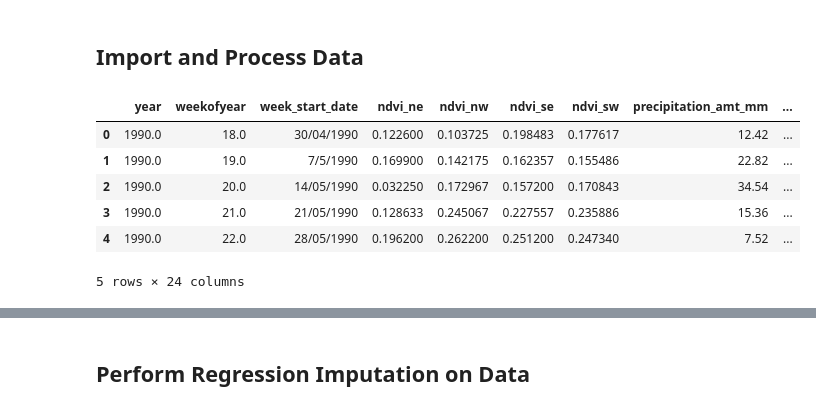
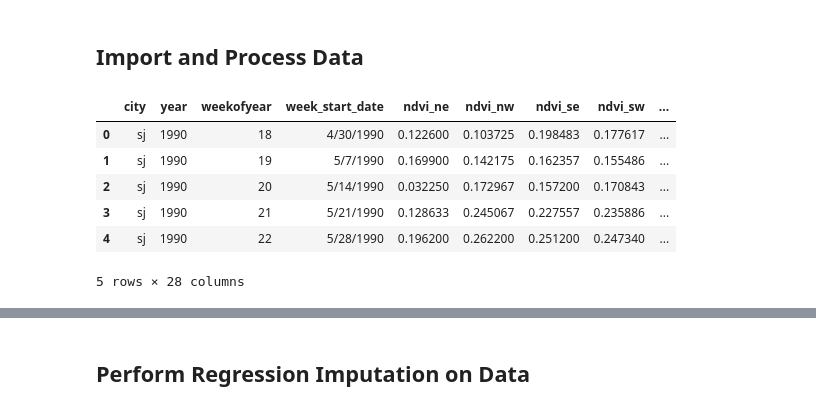
Before and after one commit to dineshjagai/CIS-520-Final-Project, a Jupyter notebook: FinalProject.ipynb, the cells around one changed output, grey strips where cells are left out. Drawn from its saved outputs; the diff is of its cells as text; code cells hidden in the pictures.

Commit message:
regression impute issues fixed

```diff
--- a/FinalProject.ipynb
+++ b/FinalProject.ipynb
@@ -26,38 +26,46 @@ import matplotlib
 # %%
 
 X_train_base_imputed = pd.read_csv("data_mean_imputated/dengue_features_train_mean_imputed.csv")
+#print(type(X_train_base_imputed.get_value(7, 'reanalysis_avg_temp_k')))
 X_test_base_imputed = pd.read_csv("data_mean_imputated/dengue_features_test_mean_imputed.csv")
+#print(type(X_test_base_imputed.get_value(7, 'reanalysis_avg_temp_k')))
 
 X_train = pd.read_csv("data/dengue_features_train.csv")
+#print(type(X_train.get_value(7, 'reanalysis_avg_temp_k')))
 X_test = pd.read_csv("data/dengue_features_test.csv")
 
 y_train = pd.read_csv("data/dengue_labels_train.csv")
 
 data_train = pd.DataFrame.join(X_train_base_imputed, y_train, rsuffix = "_r")
 data_train = data_train.drop(['city_r', 'year_r', 'weekofyear_r'], axis=1)
 
 data_train_missing = pd.DataFrame.join(X_train, y_train, rsuffix = "_r")
 data_train_regressed = data_train_missing.copy()
 data_train_missing = data_train_missing.drop(['city_r', 'year_r', 'weekofyear_r'], axis=1)
 
 data_train_sj = data_train[data_train['city'] == 'sj']
 data_train_iq = data_train[data_train['city'] == 'iq']
 data_train_sj = data_train_sj.drop(['city'], axis=1)
-data_train_iq = data_train_iq.drop('city', axis=1)
-data_train_sj.head()
+data_train_iq = data_train_iq.drop(['city'], axis=1)
+#data_train_sj.head()
+#print(type(data_train_sj.get_value(7, 'reanalysis_avg_temp_k')))
 
 data_train_missing_sj = data_train_missing[data_train_missing['city'] == 'sj']
 data_train_missing_iq = data_train_missing[data_train_missing['city'] == 'iq']
+data = data_train_missing_sj.copy()
+data2 = data_train_missing_iq.copy()
+#print(list(data.columns.values.tolist()))
 data_train_missing_sj = data_train_missing_sj.drop(['city'], axis=1)
-data_train_missing_iq = data_train_missing_iq.drop('city', axis=1)
-data_train_sj.head()
+data_train_missing_iq = data_train_missing_iq.drop(['city'], axis=1)
+#print(data_train_regressed[data_train_regressed['year'] == 2010])
+data_train_regressed.head()
 # process data
 # %% [output]
-|  | year | weekofyear | week_start_date | ndvi_ne | ndvi_nw | ndvi_se | ndvi_sw | precipitation_amt_mm | ... |
-| 0 | 1990.0 | 18.0 | 30/04/1990 | 0.122600 | 0.103725 | 0.198483 | 0.177617 | 12.42 | ... |
-| 1 | 1990.0 | 19.0 | 7/5/1990 | 0.169900 | 0.142175 | 0.162357 | 0.155486 | 22.82 | ... |
-| 2 | 1990.0 | 20.0 | 14/05/1990 | 0.032250 | 0.172967 | 0.157200 | 0.170843 | 34.54 | ... |
-| 3 | 1990.0 | 21.0 | 21/05/1990 | 0.128633 | 0.245067 | 0.227557 | 0.235886 | 15.36 | ... |
-| 4 | 1990.0 | 22.0 | 28/05/1990 | 0.196200 | 0.262200 | 0.251200 | 0.247340 | 7.52 | ... |
+|  | city | year | weekofyear | week_start_date | ndvi_ne | ndvi_nw | ndvi_se | ndvi_sw | ... |
+| 0 | sj | 1990 | 18 | 4/30/1990 | 0.122600 | 0.103725 | 0.198483 | 0.177617 | ... |
+| 1 | sj | 1990 | 19 | 5/7/1990 | 0.169900 | 0.142175 | 0.162357 | 0.155486 | ... |
+| 2 | sj | 1990 | 20 | 5/14/1990 | 0.032250 | 0.172967 | 0.157200 | 0.170843 | ... |
+| 3 | sj | 1990 | 21 | 5/21/1990 | 0.128633 | 0.245067 | 0.227557 | 0.235886 | ... |
+| 4 | sj | 1990 | 22 | 5/28/1990 | 0.196200 | 0.262200 | 0.251200 | 0.247340 | ... |
-5 rows × 24 columns
+5 rows × 28 columns
 # %%
```
Also changed, not shown: parts of 3 cells of this notebook, 9 other files.
